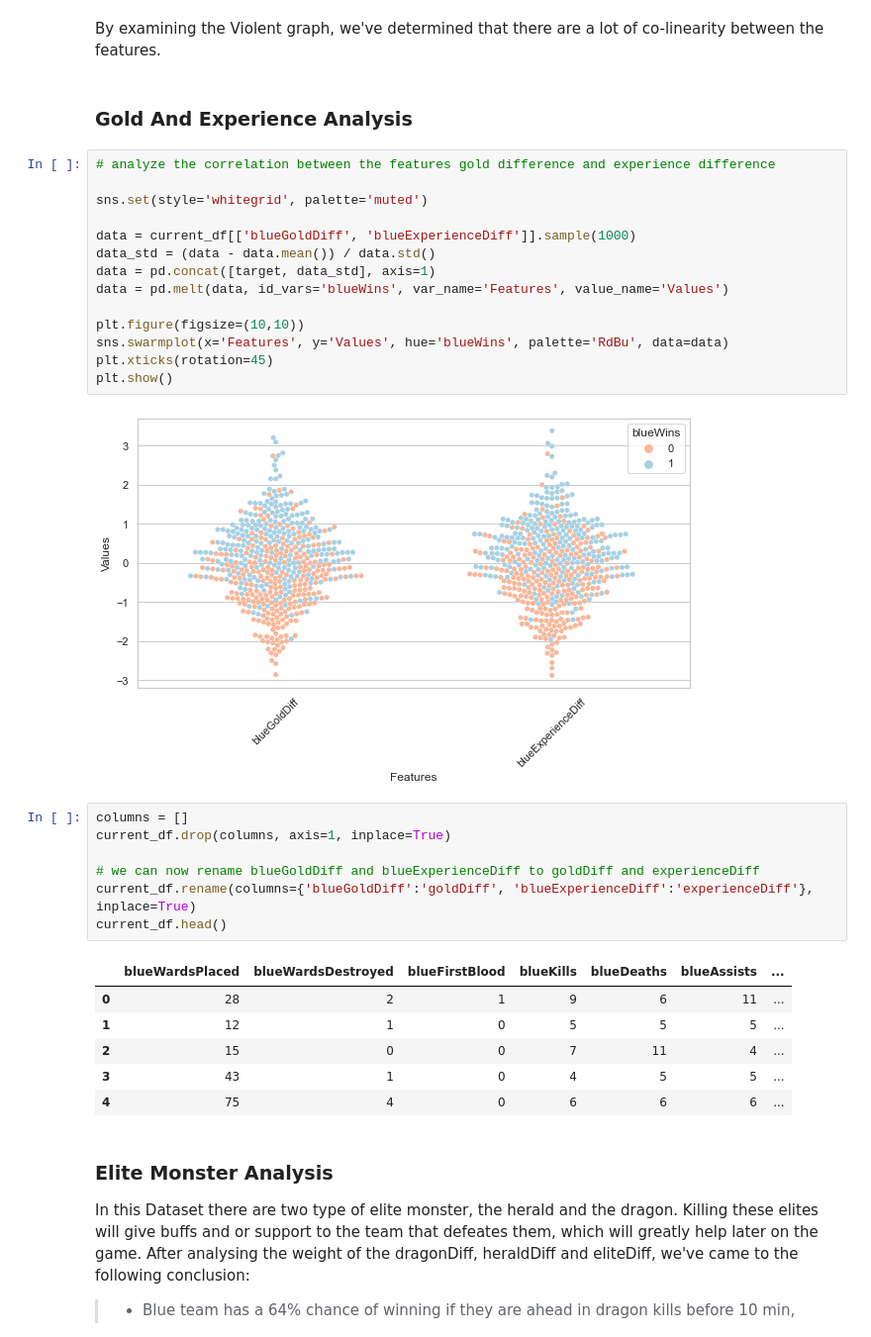
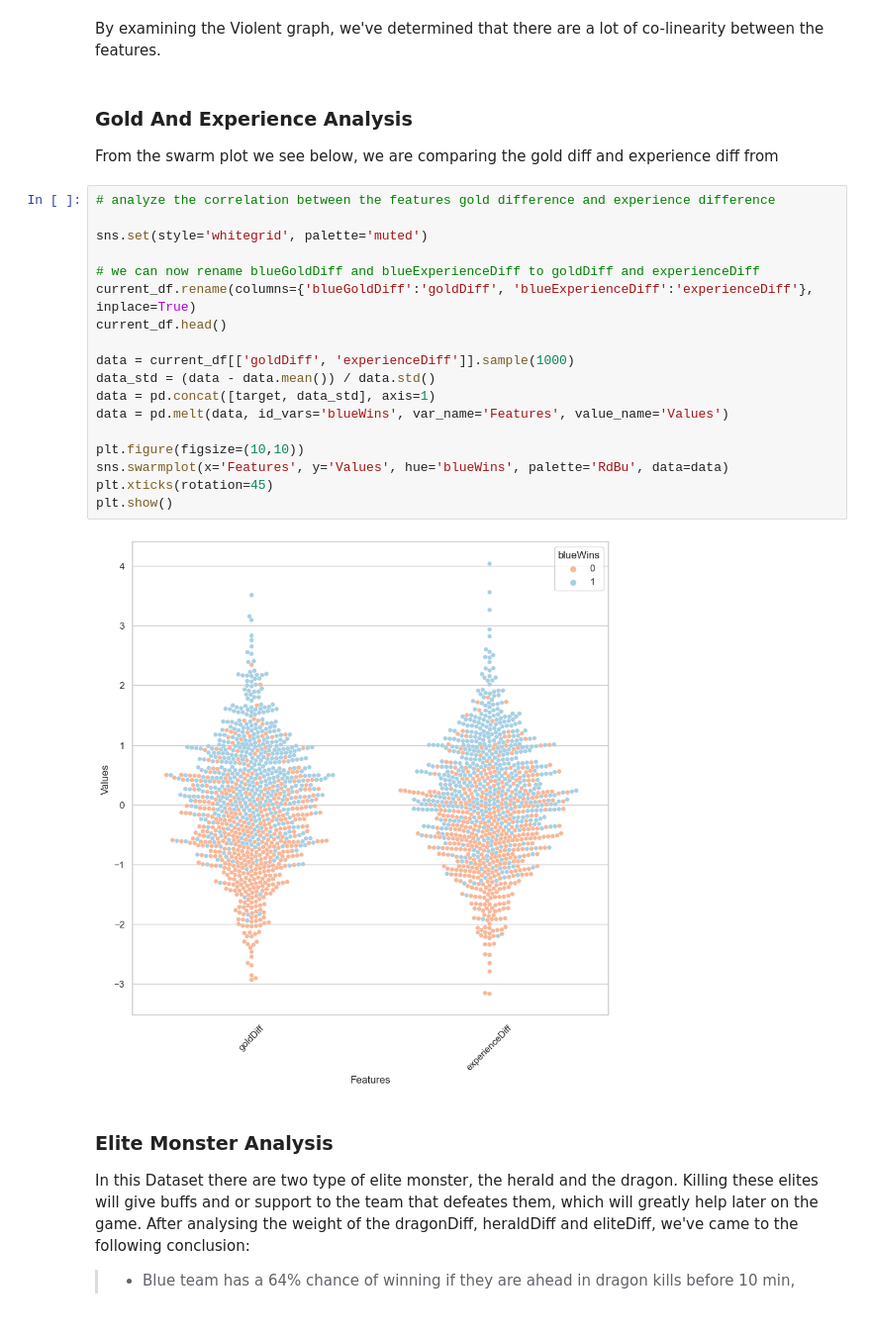
Before and after one commit to Asabe041/devoir1CSI4506, a Jupyter notebook: LeagueOfLegendsMLNoteBook.ipynb, the cells around one changed output. Shown at 99% size. Saved outputs shown, nothing was run; the diff lists cells and outputs as text.

```diff
--- a/LeagueOfLegendsMLNoteBook.ipynb
+++ b/LeagueOfLegendsMLNoteBook.ipynb
@@ -241,36 +245,28 @@ g.add_legend()
 By examining the Violent graph, we've determined that there are a lot of co-linearity between the features.
 # %% [markdown]
 ### Gold And Experience Analysis
+
+From the swarm plot we see below, we are comparing the gold diff and experience diff from
 # %%
 # analyze the correlation between the features gold difference and experience difference
 
 sns.set(style='whitegrid', palette='muted')
 
-data = current_df[['blueGoldDiff', 'blueExperienceDiff']].sample(1000)
+# we can now rename blueGoldDiff and blueExperienceDiff to goldDiff and experienceDiff
+current_df.rename(columns={'blueGoldDiff':'goldDiff', 'blueExperienceDiff':'experienceDiff'}, inplace=True)
+current_df.head()
+
+data = current_df[['goldDiff', 'experienceDiff']].sample(1000)
 data_std = (data - data.mean()) / data.std()
 data = pd.concat([target, data_std], axis=1)
 data = pd.melt(data, id_vars='blueWins', var_name='Features', value_name='Values')
 
 plt.figure(figsize=(10,10))
 sns.swarmplot(x='Features', y='Values', hue='blueWins', palette='RdBu', data=data)
 plt.xticks(rotation=45)
 plt.show()
 # %% [output]
-[figure, old version]
+[figure, new version]
-# %%
-columns = []
-current_df.drop(columns, axis=1, inplace=True)
-
-# we can now rename blueGoldDiff and blueExperienceDiff to goldDiff and experienceDiff
-current_df.rename(columns={'blueGoldDiff':'goldDiff', 'blueExperienceDiff':'experienceDiff'}, inplace=True)
-current_df.head()
-# %% [output]
-|  | blueWardsPlaced | blueWardsDestroyed | blueFirstBlood | blueKills | blueDeaths | blueAssists | ... |
-| 0 | 28 | 2 | 1 | 9 | 6 | 11 | ... |
-| 1 | 12 | 1 | 0 | 5 | 5 | 5 | ... |
-| 2 | 15 | 0 | 0 | 7 | 11 | 4 | ... |
-| 3 | 43 | 1 | 0 | 4 | 5 | 5 | ... |
-| 4 | 75 | 4 | 0 | 6 | 6 | 6 | ... |
 # %% [markdown]
 ### Elite Monster Analysis
 In this Dataset there are two type of elite monster, the herald and the dragon. Killing these elites will give buffs and or support to the team that defeates them, which will greatly help later on the game. After analysing the weight of the dragonDiff, heraldDiff and eliteDiff, we've came to the following conclusion:
```
Also changed, not shown: parts of 34 cells of this notebook.
